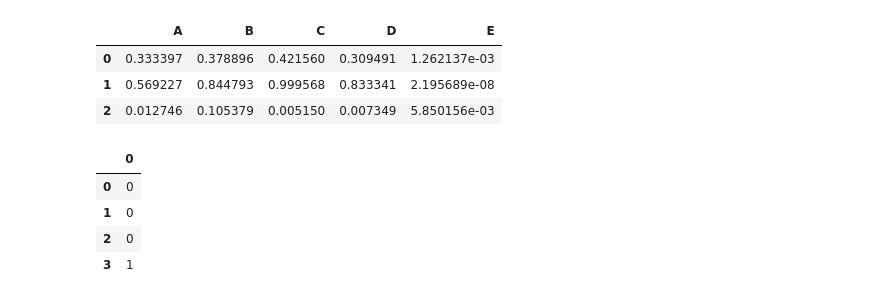
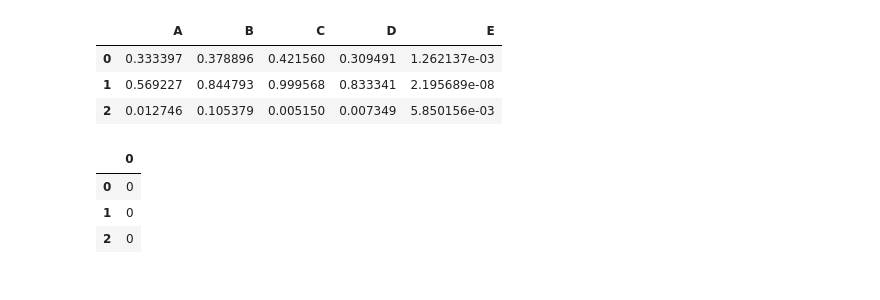
Before and after one commit to ywu60/Combinatorial-Fusion-Analysis, a Jupyter notebook: test_cfa.ipynb, the cells around one changed output. Saved outputs shown, nothing was run; the diff lists cells and outputs as text; code cells hidden in the pictures.

```diff
--- a/test_cfa.ipynb
+++ b/test_cfa.ipynb
@@ -23,11 +11,11 @@ df.head(3)
 | 1 | 0.569227 | 0.844793 | 0.999568 | 0.833341 | 2.195689e-08 |
 | 2 | 0.012746 | 0.105379 | 0.005150 | 0.007349 | 5.850156e-03 |
 # %%
+# load target vector
 y_true = pd.read_csv('test_ytrue.csv')
-y_true.head(4)
+y_true.head(3)
 # %% [output]
 |  | 0 |
 | 0 | 0 |
 | 1 | 0 |
 | 2 | 0 |
-| 3 | 1 |
```
Also changed, not shown: parts of 12 cells of this notebook.
